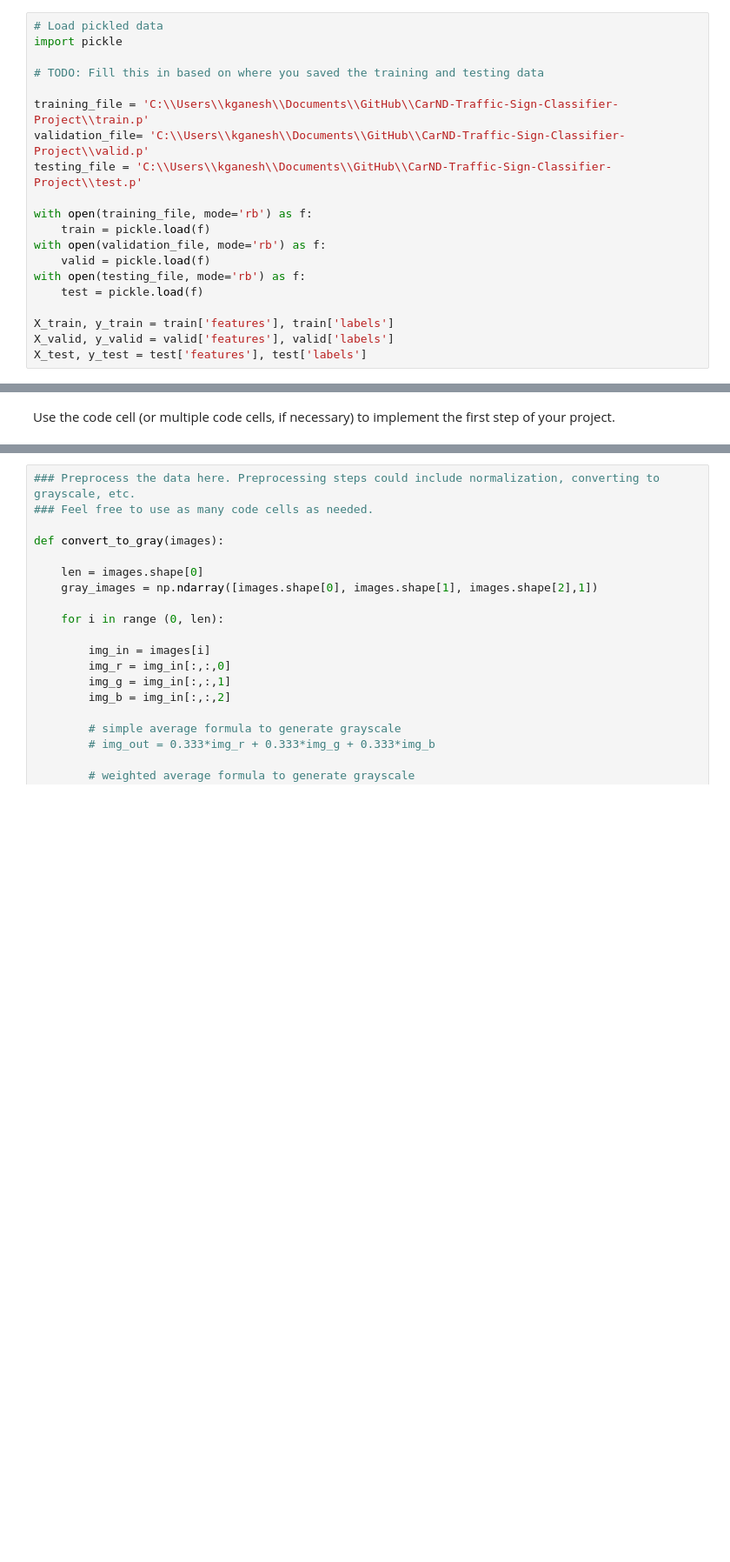
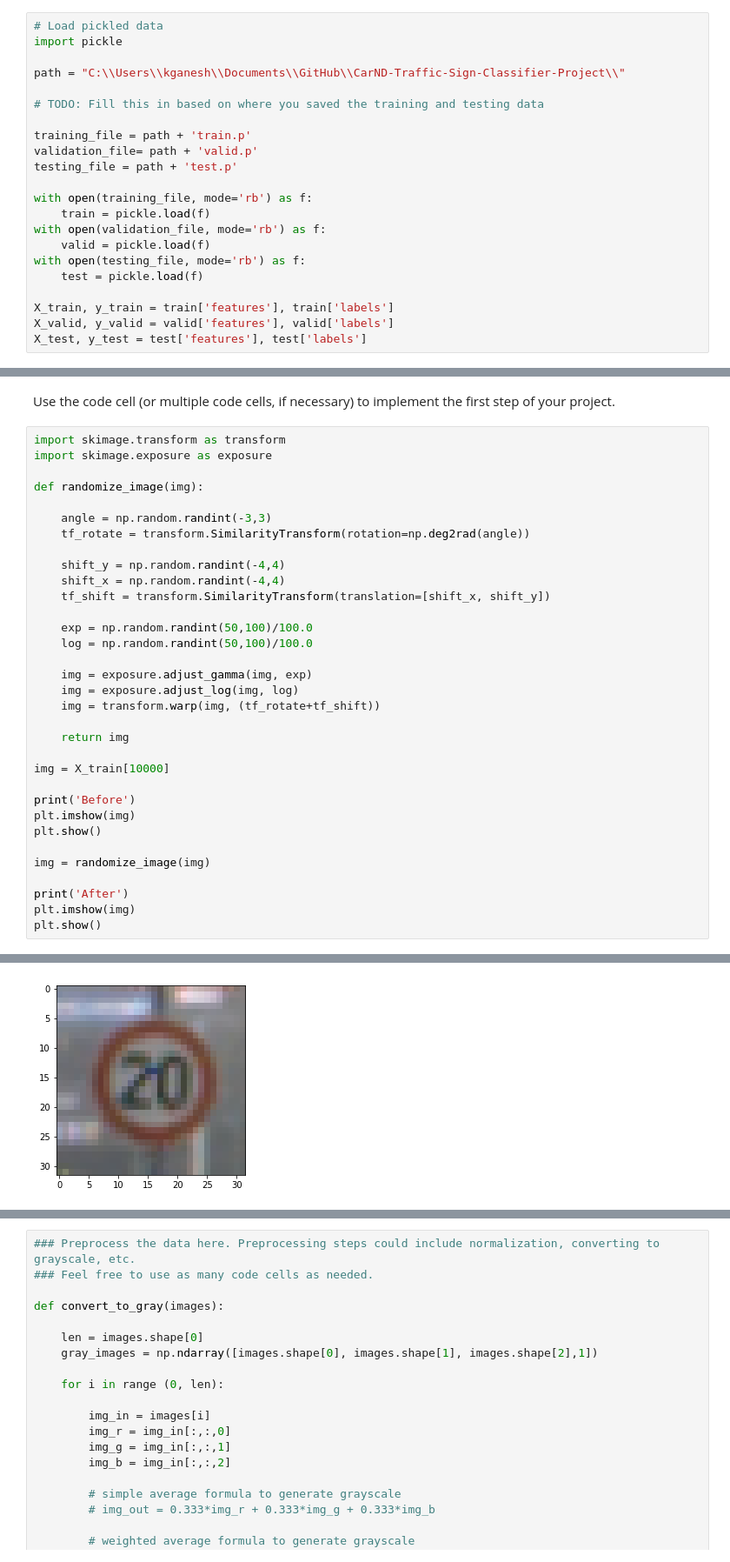
Before and after one commit to thedaps/CarND-Traffic-Sign-Classifier-Project, a Jupyter notebook: Traffic_Sign_Classifier.ipynb, the cells around one changed output, grey strips where cells are left out. Shown: that part at 87% size. Drawn from its saved outputs; the diff is of its cells as text; blank space fills up the shorter version.

```diff
--- a/Traffic_Sign_Classifier.ipynb
+++ b/Traffic_Sign_Classifier.ipynb
@@ -23,11 +23,13 @@ The [rubric](https://review.udacity.com/#!/rubrics/481/view) contains "Stand Out
 # Load pickled data
 import pickle
 
+path = "C:\\Users\\kganesh\\Documents\\GitHub\\CarND-Traffic-Sign-Classifier-Project\\"
+
 # TODO: Fill this in based on where you saved the training and testing data
 
-training_file = 'C:\\Users\\kganesh\\Documents\\GitHub\\CarND-Traffic-Sign-Classifier-Project\\train.p'
-validation_file= 'C:\\Users\\kganesh\\Documents\\GitHub\\CarND-Traffic-Sign-Classifier-Project\\valid.p'
-testing_file = 'C:\\Users\\kganesh\\Documents\\GitHub\\CarND-Traffic-Sign-Classifier-Project\\test.p'
+training_file = path + 'train.p'
+validation_file= path + 'valid.p'
+testing_file = path + 'test.p'
 
 with open(training_file, mode='rb') as f:
     train = pickle.load(f)
@@ -174,3 +175,37 @@ Here is an example of a [published baseline model on this problem](http://yann.l
 ### Pre-process the Data Set (normalization, grayscale, etc.)
 # %% [markdown]
 Use the code cell (or multiple code cells, if necessary) to implement the first step of your project.
+# %%
+import skimage.transform as transform
+import skimage.exposure as exposure
+
+def randomize_image(img):
+
+    angle = np.random.randint(-3,3)
+    tf_rotate = transform.SimilarityTransform(rotation=np.deg2rad(angle))
+
+    shift_y = np.random.randint(-4,4)
+    shift_x = np.random.randint(-4,4)
+    tf_shift = transform.SimilarityTransform(translation=[shift_x, shift_y])
+
+    exp = np.random.randint(50,100)/100.0
+    log = np.random.randint(50,100)/100.0
+
+    img = exposure.adjust_gamma(img, exp)
+    img = exposure.adjust_log(img, log)
+    img = transform.warp(img, (tf_rotate+tf_shift))
+
+    return img
+
+img = X_train[10000]
+
+print('Before')
+plt.imshow(img)
+plt.show()
+
+img = randomize_image(img)
+
+print('After')
+plt.imshow(img)
+plt.show()
+# %% [output]
@@ -176,0 +213 @@ Use the code cell (or multiple code cells, if necessary) to implement the first
+[figure, added]
```
Also changed, not shown: parts of 29 cells of this notebook.
